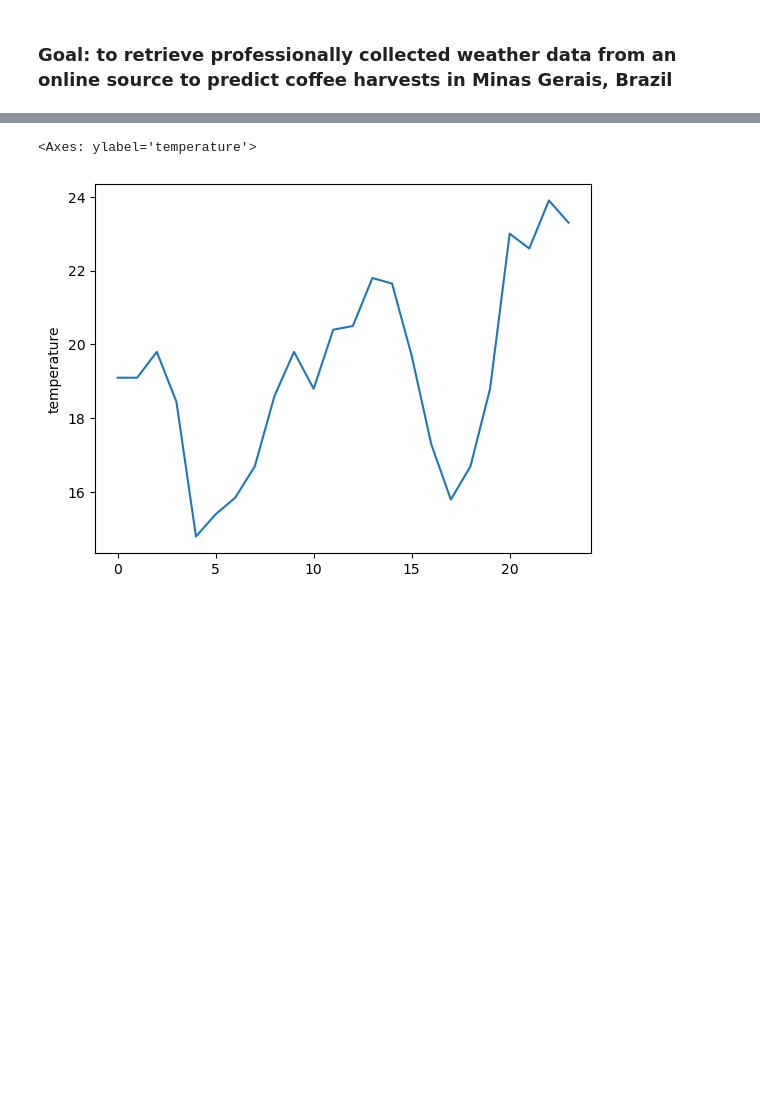
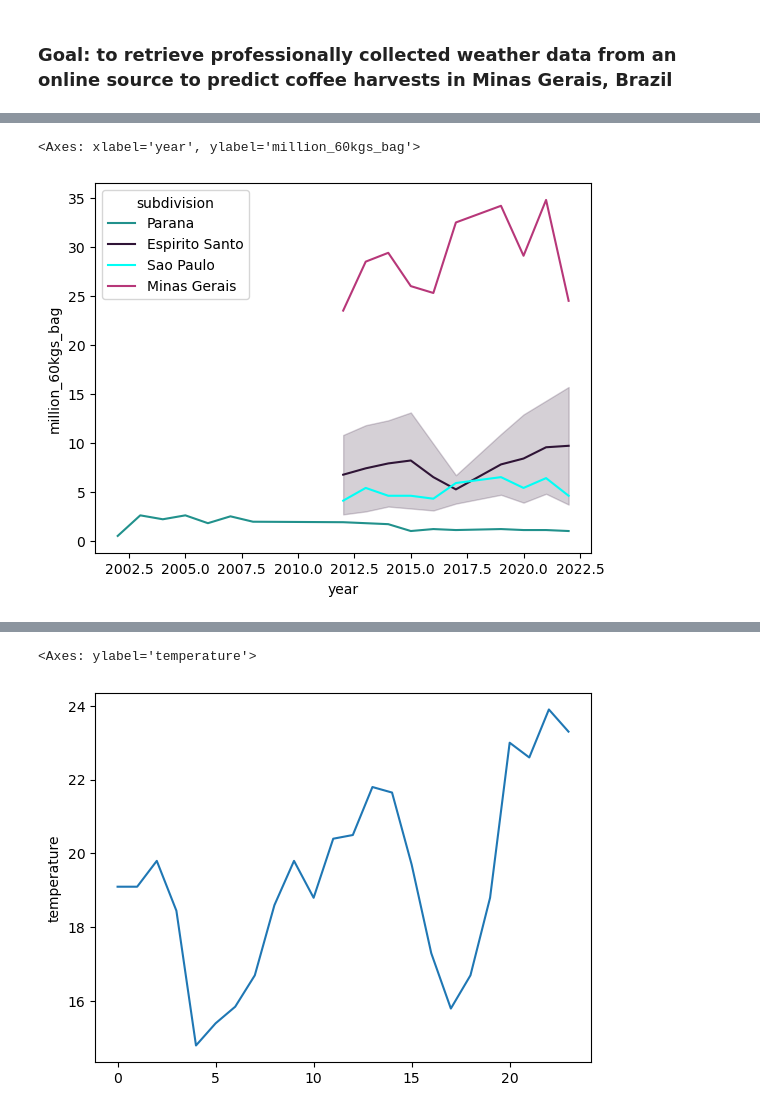
Before and after one commit to theslater11/WeatherDataMG, a Jupyter notebook: weather_api/notebooks/explore_weather.ipynb, the cells around one changed output, grey strips where cells are left out. Saved outputs shown, nothing was run; the diff lists cells and outputs as text; code cells hidden in the pictures; blank space fills up the shorter version.

```diff
--- a/weather_api/notebooks/explore_weather.ipynb
+++ b/weather_api/notebooks/explore_weather.ipynb
@@ -29,0 +49,8 @@ ValueError: 2
+# %%
+sns.lineplot(data=parana, x=parana["year"], y=parana["million_60kgs_bag"], hue=parana["subdivision"], palette="viridis")
+sns.lineplot(data=espirit, x=espirit["year"], y=espirit["million_60kgs_bag"], hue=espirit["subdivision"], palette="twilight")
+sns.lineplot(data=paulo, x=paulo["year"], y=paulo["million_60kgs_bag"], hue=paulo["subdivision"],palette="hsv")
+sns.lineplot(data=minas, x=minas["year"], y=minas["million_60kgs_bag"], hue=minas["subdivision"],palette="magma")
+# %% [output]
+<Axes: xlabel='year', ylabel='million_60kgs_bag'>
+[figure, added]
```
Also changed, not shown: parts of 15 cells of this notebook, 4 other files.
